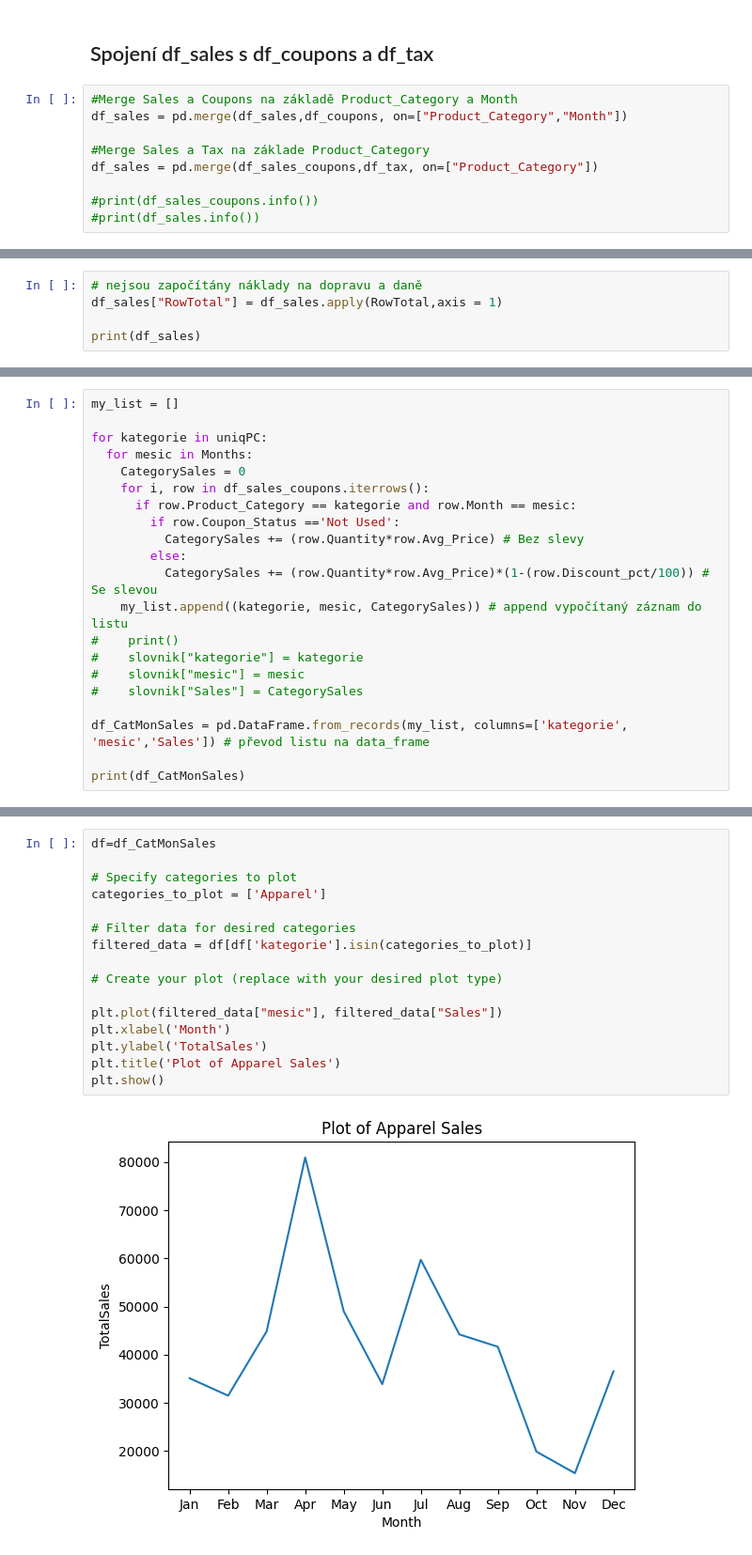
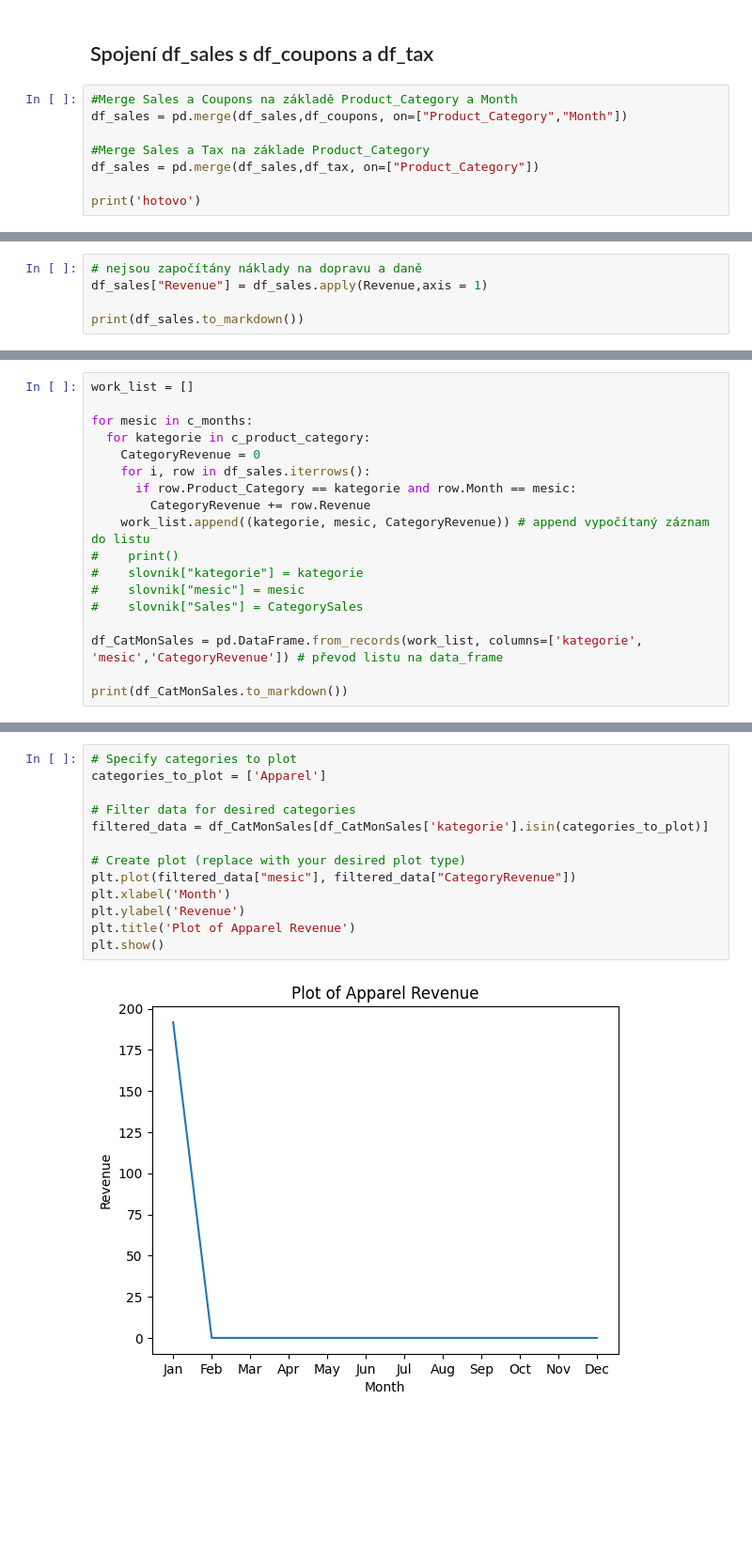
Before and after one commit to reznimat/ppzd_sp, a Jupyter notebook: semestralni_prace.ipynb, the cells around one changed output, grey strips where cells are left out. Shown at 94% size. Drawn from its saved outputs; the diff is of its cells as text; blank space fills up the shorter version.

```diff
--- a/semestralni_prace.ipynb
+++ b/semestralni_prace.ipynb
@@ -88,8 +86,7 @@ None
 df_sales = pd.merge(df_sales,df_coupons, on=["Product_Category","Month"])
 
 #Merge Sales a Tax na základe Product_Category
-df_sales = pd.merge(df_sales_coupons,df_tax, on=["Product_Category"])
+df_sales = pd.merge(df_sales,df_tax, on=["Product_Category"])
 
-#print(df_sales_coupons.info())
-#print(df_sales.info())
+print('hotovo')
 # %% [output]
@@ -115,6 +96,6 @@ None
 # %%
 # nejsou započítány náklady na dopravu a daně
-df_sales["RowTotal"] = df_sales.apply(RowTotal,axis = 1)
+df_sales["Revenue"] = df_sales.apply(Revenue,axis = 1)
 
-print(df_sales)
+print(df_sales.to_markdown())
 # %% [output]
@@ -205,22 +209,19 @@ Sep    41633.391
 # %%
-my_list = []
+work_list = []
 
-for kategorie in uniqPC:
-  for mesic in Months:
-    CategorySales = 0
-    for i, row in df_sales_coupons.iterrows():
+for mesic in c_months:
+  for kategorie in c_product_category:
+    CategoryRevenue = 0
+    for i, row in df_sales.iterrows():
       if row.Product_Category == kategorie and row.Month == mesic:
-        if row.Coupon_Status =='Not Used':
-          CategorySales += (row.Quantity*row.Avg_Price) # Bez slevy
-        else:
-          CategorySales += (row.Quantity*row.Avg_Price)*(1-(row.Discount_pct/100)) # Se slevou
-    my_list.append((kategorie, mesic, CategorySales)) # append vypočítaný záznam do listu
+        CategoryRevenue += row.Revenue
+    work_list.append((kategorie, mesic, CategoryRevenue)) # append vypočítaný záznam do listu
 #    print()
 #    slovnik["kategorie"] = kategorie
 #    slovnik["mesic"] = mesic
 #    slovnik["Sales"] = CategorySales
 
-df_CatMonSales = pd.DataFrame.from_records(my_list, columns=['kategorie', 'mesic','Sales']) # převod listu na data_frame
+df_CatMonSales = pd.DataFrame.from_records(work_list, columns=['kategorie', 'mesic','CategoryRevenue']) # převod listu na data_frame
 
-print(df_CatMonSales)
+print(df_CatMonSales.to_markdown())
 # %% [output]
@@ -241,18 +245,15 @@ print(df_CatMonSales)
 # %%
-df=df_CatMonSales
-
 # Specify categories to plot
 categories_to_plot = ['Apparel']
 
 # Filter data for desired categories
-filtered_data = df[df['kategorie'].isin(categories_to_plot)]
+filtered_data = df_CatMonSales[df_CatMonSales['kategorie'].isin(categories_to_plot)]
 
-# Create your plot (replace with your desired plot type)
-
-plt.plot(filtered_data["mesic"], filtered_data["Sales"])
+# Create plot (replace with your desired plot type)
+plt.plot(filtered_data["mesic"], filtered_data["CategoryRevenue"])
 plt.xlabel('Month')
-plt.ylabel('TotalSales')
-plt.title('Plot of Apparel Sales')
+plt.ylabel('Revenue')
+plt.title('Plot of Apparel Revenue')
 plt.show()
 # %% [output]
-[figure, old version]
+[figure, new version]
```
Also changed, not shown: parts of 18 cells of this notebook.
